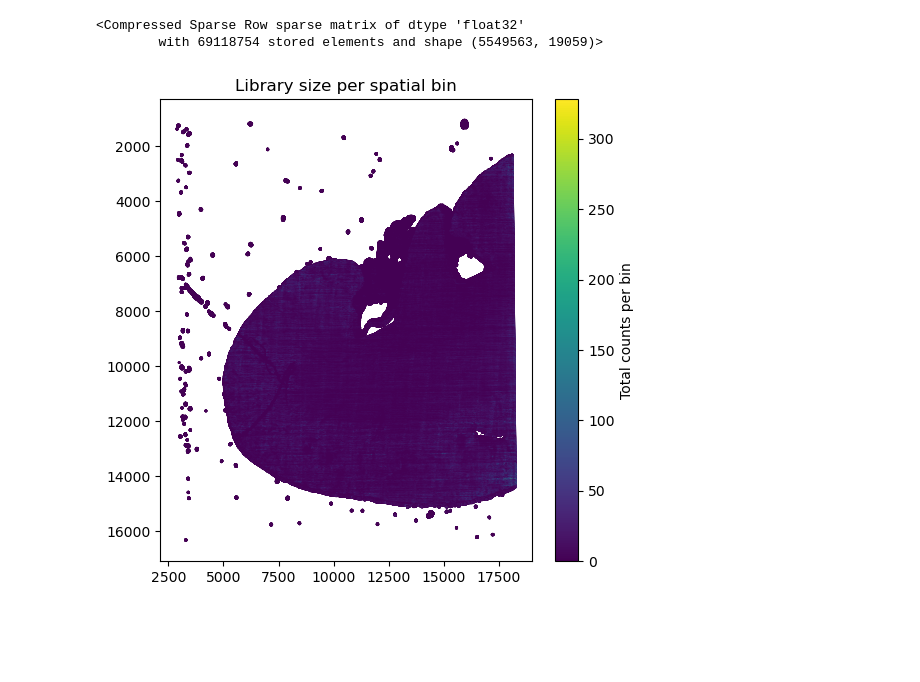
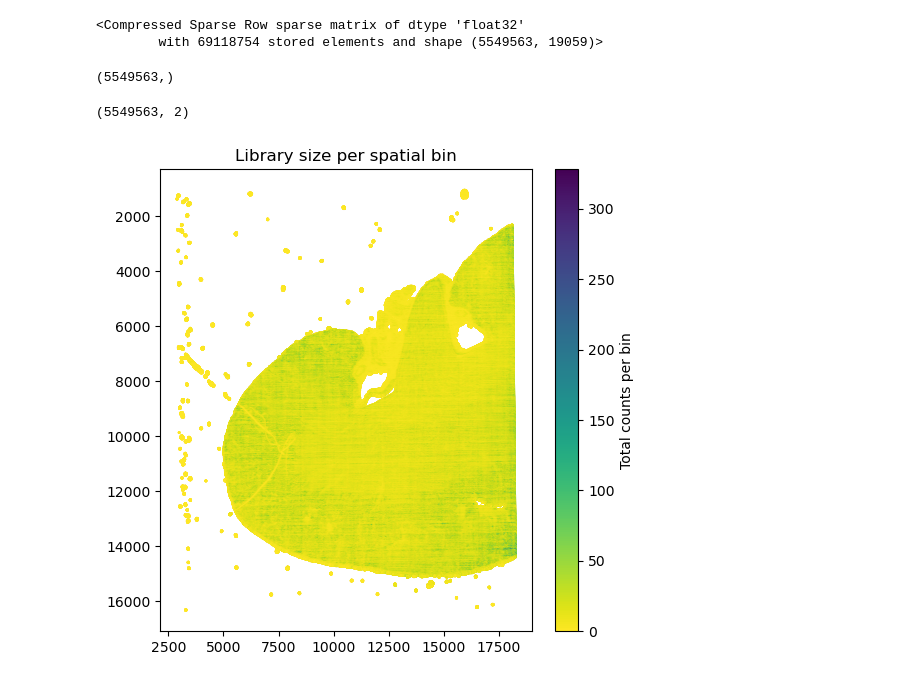
Before and after one commit to ssingh95jhu/Correlation_Kidney_Structure_Molecular_Presentation, a Jupyter notebook: Load_AnnData.ipynb, the cells around one changed output. Cells and saved outputs as stored; diff of their text form; code cells hidden in the pictures; blank space fills up the shorter version.

Commit message:
Ctrl1A2

```diff
--- a/Load_AnnData.ipynb
+++ b/Load_AnnData.ipynb
@@ -121,19 +121,30 @@ ctrl1_data.X
 # %% [output]
 <Compressed Sparse Row sparse matrix of dtype 'float32'
         with 69118754 stored elements and shape (5549563, 19059)>
+# %%
+#Performing row wise sums on the ra counts matrix:
+#Rows (i) are 2um bin IDs and columns (j) are genes:
+bin_counts = ctrl1_data.X.sum(axis=1).A1 #.A1 converts the 2D array into a flat vector.
+bin_counts.shape
+# %% [output]
+(5549563,)
+# %%
+#Extracting the coordinates of the
+coords = ctrl1_data.obsm["spatial"]
+coords.shape
+# %% [output]
+(5549563, 2)
 # %%
 import matplotlib.pyplot as plt
-
-coords = ctrl1_data.obsm["spatial"]
 
 plt.figure(figsize=(6,6))
 plt.scatter(coords[:,0], coords[:,1],
             c=bin_counts,
             s=1,
-            cmap="viridis")
+            cmap="viridis_r") #viridis_r for reverse color map
 plt.colorbar(label="Total counts per bin")
 plt.gca().invert_yaxis()
 plt.title("Library size per spatial bin")
 plt.show()
 # %% [output]
-[figure, old version]
+[figure, new version]
```
